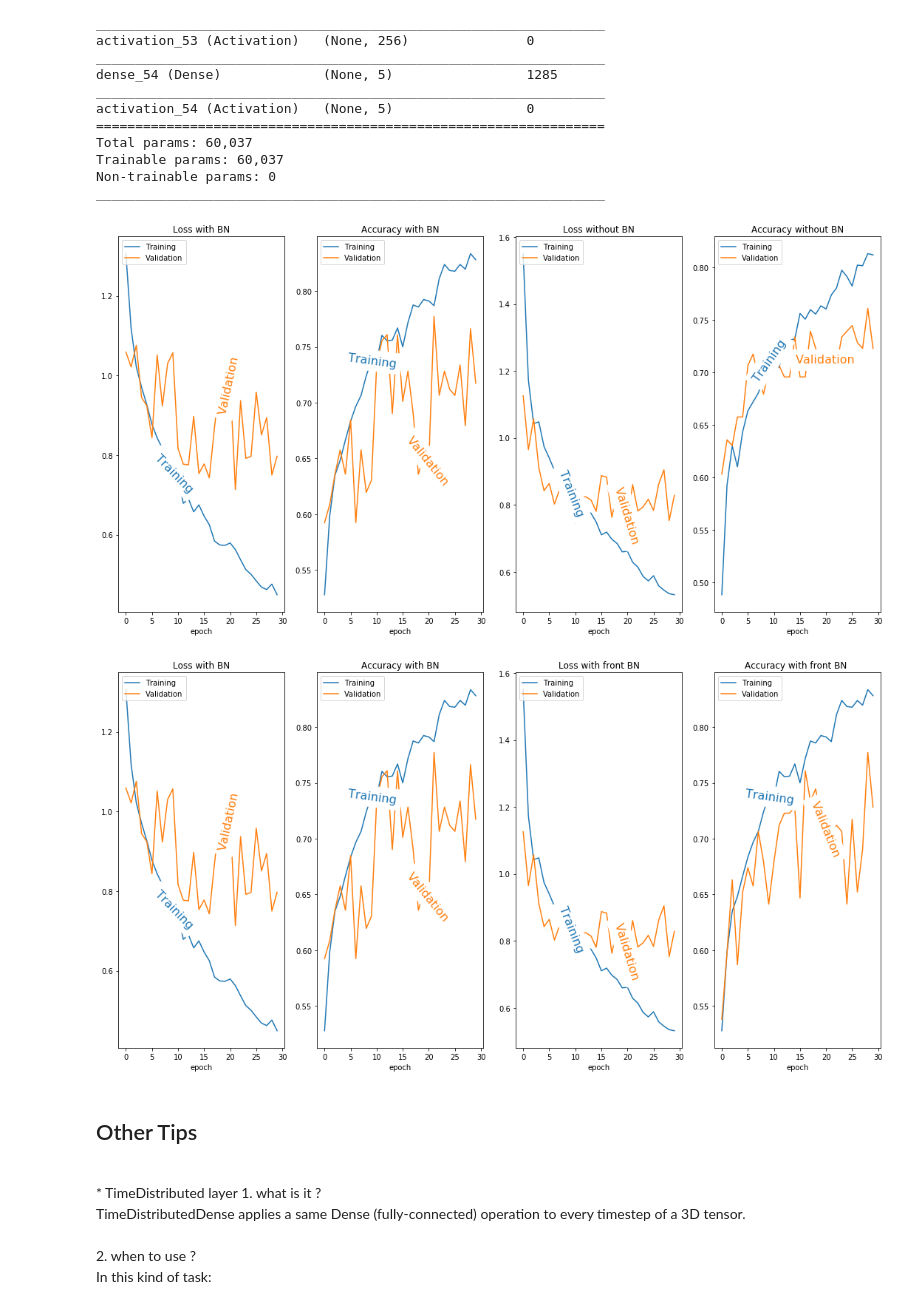
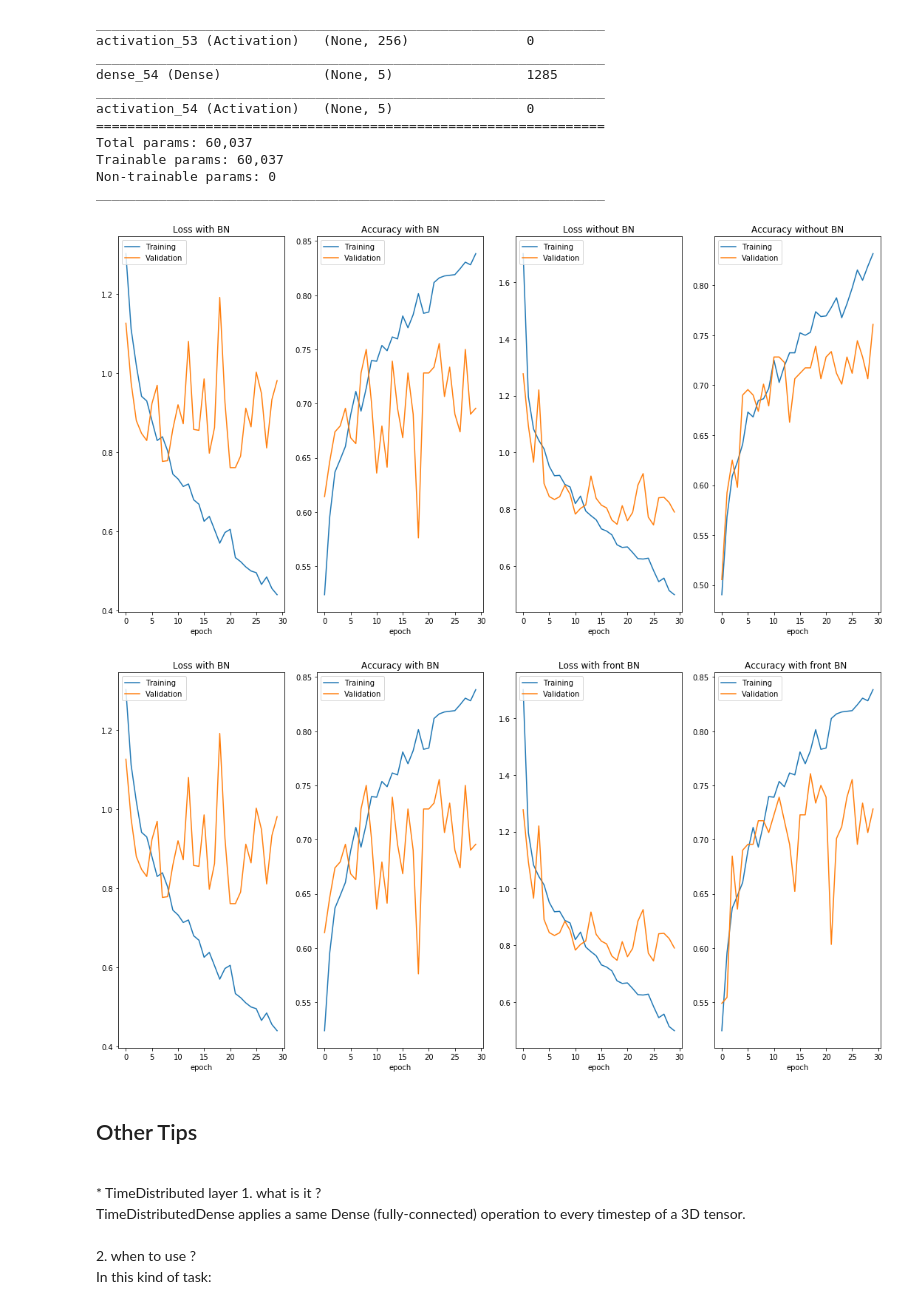
Before and after one commit to IKMLab/Keras-tutorial, a Jupyter notebook: Keras_tutorial.ipynb, the cells around one changed output. Saved outputs shown, nothing was run; the diff lists cells and outputs as text; code cells hidden in the pictures.

```diff
--- a/Keras_tutorial.ipynb
+++ b/Keras_tutorial.ipynb
@@ -13,6 +8,7 @@ exec(open("label_lines.py").read())
 ## Read file (.csv)
 # %%
 ''' Read input files '''
-my_data = np.genfromtxt('pkgo_city66_class5_v1.csv', delimiter=',',skip_header=1)
-my_data
+my_data = np.genfromtxt('pkgo.csv',delimiter=',',skip_header=1,dtype='str')
+my_data = np.char.strip(my_data,'"').astype(float)
+my_data.shape
 # %% [output]
@@ -32,10 +16,8 @@ array([[ 4.75103051e-03, -6.17821413e-01,  9.00000000e+00, ...,
 # %%
-''' The first column to the 199th column is used as input features '''
-X_train = my_data[:,0:200]
+X_train = my_data[:,0:-1]
 X_train = X_train.astype('float32')
 
-''' The 200-th column is the answer '''
-y_train = my_data[:,200]
+y_train = my_data[:,-1]
 y_train = y_train.astype('int')
 # %% [markdown]
 ## The target looks like that ...
@@ -1237,67 +1218,67 @@ plt.plot(range(len(val_loss_adam_d)), val_loss_adam_d,label='Validation')
 plt.title('Loss with BN')
 plt.xlabel("epoch")
 plt.legend(loc='upper left')
-labelLines(plt.gca().get_lines(),fontsize=16)
+
 plt.subplot(142)
 plt.plot(range(len(acc_adam_d)), acc_adam_d,label='Training')
 plt.plot(range(len(val_acc_adam_d)), val_acc_adam_d,label='Validation')
 plt.title('Accuracy with BN')
 plt.xlabel("epoch")
 plt.legend(loc='upper left')
-labelLines(plt.gca().get_lines(),fontsize=16)
+
 plt.subplot(143)
 plt.plot(range(len(loss_adam)), loss_adam,label='Training')
 plt.plot(range(len(val_loss_adam)), val_loss_adam,label='Validation')
 plt.title('Loss without BN')
 plt.xlabel("epoch")
 plt.legend(loc='upper left')
-labelLines(plt.gca().get_lines(),fontsize=16)
+
 plt.subplot(144)
 plt.plot(range(len(acc_adam)), acc_adam,label='Training')
 plt.plot(range(len(val_acc_adam)), val_acc_adam,label='Validation')
 plt.title('Accuracy without BN')
 plt.xlabel("epoch")
 plt.legend(loc='upper left')
-labelLines(plt.gca().get_lines(),fontsize=16)
+
 plt.tight_layout()
 plt.show()
 # %% [output]
-[figure, old version]
+[figure, new version]
 # %%
 import matplotlib.pyplot as plt
 plt.figure(0,figsize=(15,8))
 plt.subplot(141)
 plt.plot(range(len(loss_adam_d)), loss_adam_d,label='Training')
 plt.plot(range(len(val_loss_adam_d)), val_loss_adam_d,label='Validation')
 plt.title('Loss with BN')
 plt.xlabel("epoch")
 plt.legend(loc='upper left')
-labelLines(plt.gca().get_lines(),fontsize=16)
+
 plt.subplot(142)
 plt.plot(range(len(acc_adam_d)), acc_adam_d,label='Training')
 plt.plot(range(len(val_acc_adam_d)), val_acc_adam_d,label='Validation')
 plt.title('Accuracy with BN')
 plt.xlabel("epoch")
 plt.legend(loc='upper left')
-labelLines(plt.gca().get_lines(),fontsize=16)
+
 plt.subplot(143)
 plt.plot(range(len(loss_adam_d2)), loss_adam,label='Training')
 plt.plot(range(len(val_loss_adam_d2)), val_loss_adam,label='Validation')
 plt.title('Loss with front BN')
 plt.xlabel("epoch")
 plt.legend(loc='upper left')
-labelLines(plt.gca().get_lines(),fontsize=16)
+
 plt.subplot(144)
 plt.plot(range(len(acc_adam_d2)), acc_adam_d2,label='Training')
 plt.plot(range(len(val_acc_adam_d2)), val_acc_adam_d2,label='Validation')
 plt.title('Accuracy with front BN ')
 plt.xlabel("epoch")
 plt.legend(loc='upper left')
-labelLines(plt.gca().get_lines(),fontsize=16)
+
 plt.tight_layout()
 plt.show()
 # %% [output]
-[figure, old version]
+[figure, new version]
 # %% [markdown]
 ## Other Tips
 <br>
```
Also changed, not shown: parts of 17 cells of this notebook, 2 other files.
